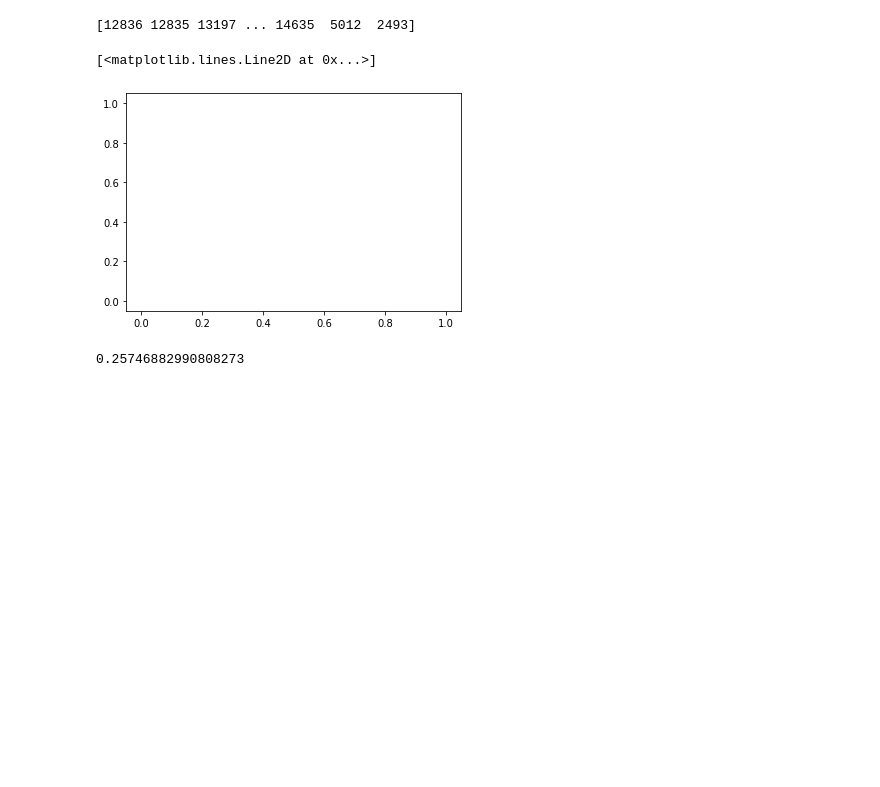
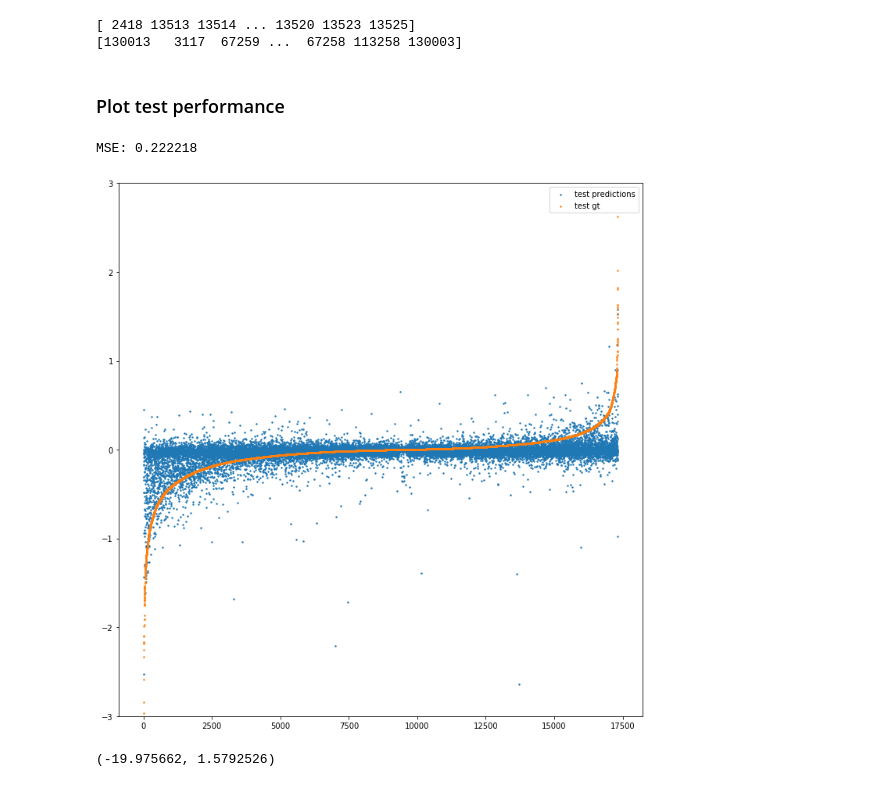
Before and after one commit to YoungseogChung/NNKit, a Jupyter notebook: notebooks/plot_test_predictions.ipynb, the cells around one changed output. Saved outputs shown, nothing was run; the diff lists cells and outputs as text; code cells hidden in the pictures; blank space fills up the shorter version.

```diff
--- a/notebooks/plot_test_predictions.ipynb
+++ b/notebooks/plot_test_predictions.ipynb
@@ -11,3 +30,6 @@ dataset = 'delta_cnn'
 # %%
-test_pred_dir = '/home/scratch/youngsec/rs/fusion/dynamics_models/NNKit/logs/{}'.format(runid)
-test_y_dir = '/home/scratch/youngsec/rs/fusion/dynamics_models/NNKit/data/{}'.format(dataset)
+pred_dir = '/home/scratch/youngsec/rs/fusion/dynamics_models/NNKit/logs/{}'.format(runid)
+data_dir = '/home/scratch/youngsec/rs/fusion/dynamics_models/NNKit/data/{}'.format(dataset)
+
+print(pred_dir)
+print(data_dir)
@@ -14,6 +38,0 @@ test_y_dir = '/home/scratch/youngsec/rs/fusion/dynamics_models/NNKit/data/{}'.fo
-# %%
-ep = 70
-test_preds = np.load(os.path.join(test_pred_dir, 'test_preds_ep_{}.npy'.format(ep)))
-test_y = np.load(os.path.join(test_y_dir, 'test_y.npy'))
-
-print(test_preds.shape, test_y.shape)
@@ -22,5 +166,9 @@ print(test_preds.shape, test_y.shape)
 # %%
-y_order = np.argsort(test_y, axis=0).flatten()
-print(y_order)
+test_y_order = np.argsort(test_y, axis=0).flatten()
+print(test_y_order)
+if plot_train:
+    train_y_order = np.argsort(train_y, axis=0).flatten()
+    print(train_y_order)
 # %% [output]
-[12836 12835 13197 ... 14635  5012  2493]
+[ 2418 13513 13514 ... 13520 13523 13525]
+[130013   3117  67259 ...  67258 113258 130003]
@@ -30,11 +175,34 @@ sorted_y = test_y[y_order]
-# %%
-plt.plot(sorted_preds)
-# plt.plot(sorted_y)
-# plt.ylim(-3,3)
-# %% [output]
-[<matplotlib.lines.Line2D at 0x...>]
-[figure, removed]
-# %%
-np.mean((sorted_preds - sorted_y)**2)
-# %% [output]
-0.25746882990808273
+# %%
+sorted_test_preds = test_preds[test_y_order]
+sorted_test_y = test_y[test_y_order]
+if plot_train:
+    sorted_train_preds = train_preds[train_y_order]
+    sorted_train_y = train_y[train_y_order]
+# %% [markdown]
+### Plot test performance
+# %%
+plt.scatter(np.arange(num_test), sorted_test_preds, label='test predictions', s=2)
+plt.scatter(np.arange(num_test), sorted_test_y, label='test gt', s=2)
+
+curr_MSE = np.mean((sorted_test_preds - sorted_test_y)**2)
+print('MSE: {0:.6f}'.format(curr_MSE))
+plt.legend()
+fig = plt.gcf()
+fig.set_size_inches(10,10)
+
+# # first 1000
+# plt.xlim(0,1000)
+# last 100
+# plt.xlim(num_test-1000, num_test)
+fig.tight_layout()
+# fig.autoscale()
+plt.ylim(-3,3)
+
+plt.show()
+# %% [output]
+MSE: 0.222218
+[figure, added]
+# %%
+test_preds.min(), test_preds.max()
+# %% [output]
+(-19.975662, 1.5792526)
```
Also changed, not shown: parts of 30 cells of this notebook, 6 other files.
